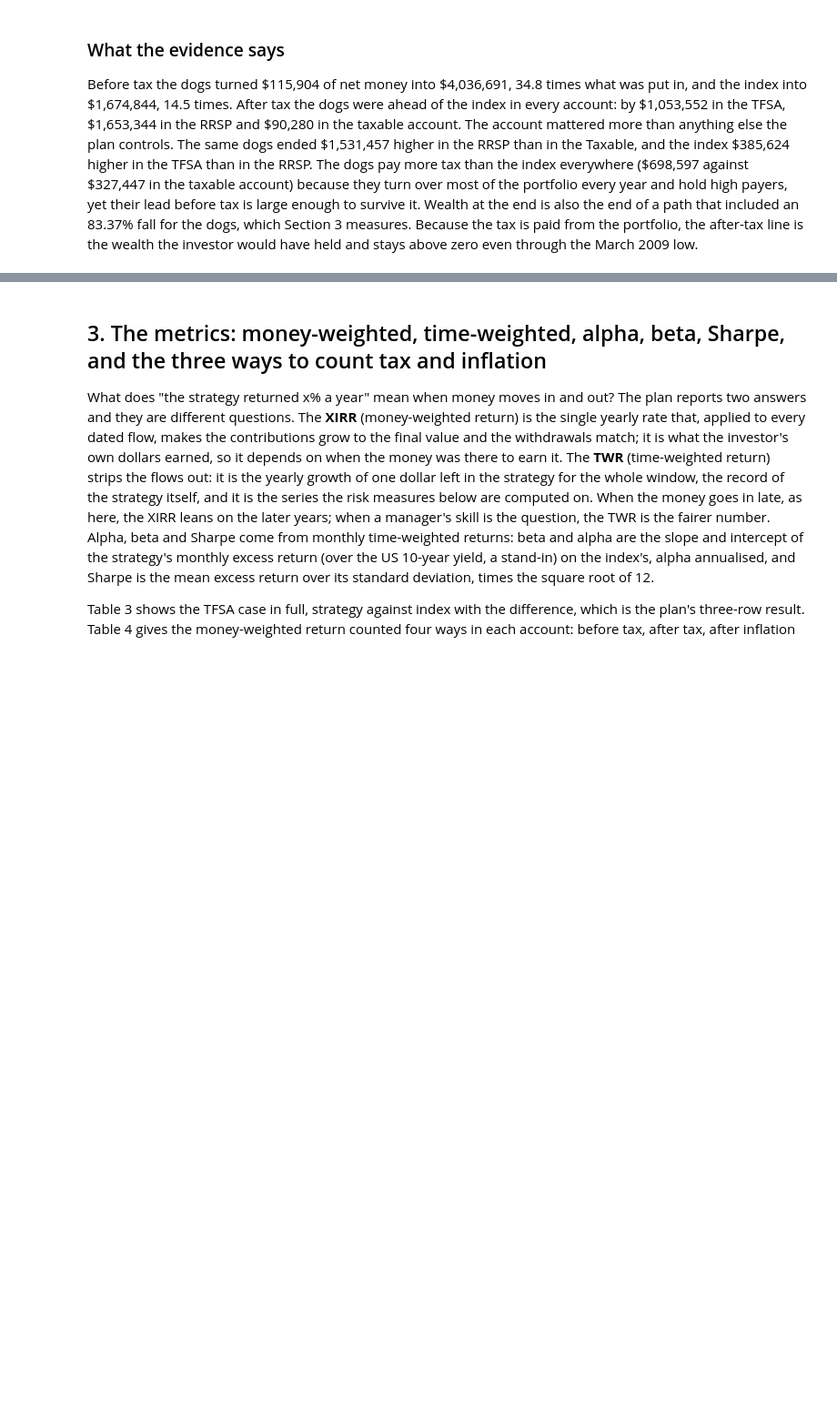
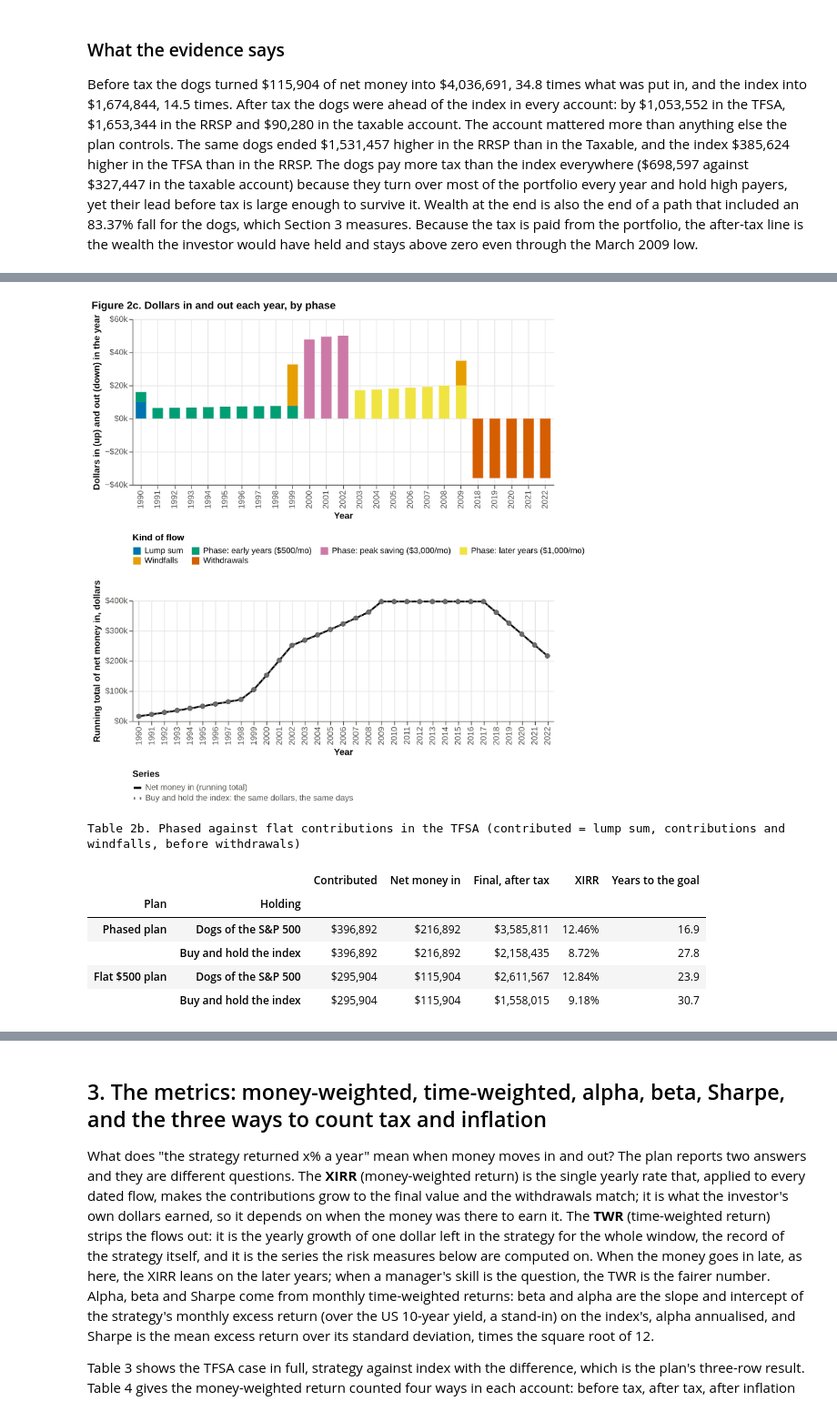
Before and after one commit to bgue/datasharing, a Jupyter notebook: screenlab/notebooks/plan_dca.ipynb, the cells around one changed output, grey strips where cells are left out. Shown at 91% size. Cells and saved outputs as stored; diff of their text form; code cells hidden in the pictures; blank space fills up the shorter version.

```diff
--- a/screenlab/notebooks/plan_dca.ipynb
+++ b/screenlab/notebooks/plan_dca.ipynb
@@ -221,0 +251,19 @@ Before tax the dogs turned \$115,904 of net money into \$4,036,691, 34.8 times w
+# %%
+show(pch.flows_chart(phased, strategy_label=DOGS_LABEL, index_label=INDEX_LABEL, title="Figure 2c. Dollars in and out each year, by phase"))
+
+legs = [("Phased plan", DOGS_LABEL, phased, "strategy"), ("Phased plan", INDEX_LABEL, phased, "index"),
+        ("Flat $500 plan", DOGS_LABEL, plans["tfsa"], "strategy"), ("Flat $500 plan", INDEX_LABEL, plans["tfsa"], "index")]
+tab2b = pd.DataFrame([{"Plan": pl, "Holding": hd, "Contributed": gross_in(r), "Net money in": r.metrics.loc[who, "Contributed"],
+                       "Final, after tax": r.metrics.loc[who, "FinalAfterTax"], "XIRR": r.metrics.loc[who, "XIRR"],
+                       "Years to the goal": r.metrics.loc[who, "YearsToGoal"]} for pl, hd, r, who in legs]).set_index(["Plan", "Holding"])
+print("Table 2b. Phased against flat contributions in the TFSA (contributed = lump sum, contributions and windfalls, before withdrawals)")
+tab2b.style.format({"Contributed": "${:,.0f}", "Net money in": "${:,.0f}", "Final, after tax": "${:,.0f}", "XIRR": "{:.2%}", "Years to the goal": "{:.1f}"}, na_rep="never")
+# %% [output]
+[figure, added]
+Table 2b. Phased against flat contributions in the TFSA (contributed = lump sum, contributions and windfalls, before withdrawals)
+|  |  | Contributed | Net money in | Final, after tax | XIRR | Years to the goal |
+| Plan | Holding |  |  |  |  |  |
+| Phased plan | Dogs of the S&P 500 | $396,892 | $216,892 | $3,585,811 | 12.46% | 16.9 |
+|  | Buy and hold the index | $396,892 | $216,892 | $2,158,435 | 8.72% | 27.8 |
+| Flat $500 plan | Dogs of the S&P 500 | $295,904 | $115,904 | $2,611,567 | 12.84% | 23.9 |
+|  | Buy and hold the index | $295,904 | $115,904 | $1,558,015 | 9.18% | 30.7 |
```
Also changed, not shown: parts of 7 cells of this notebook, 7 other files.
